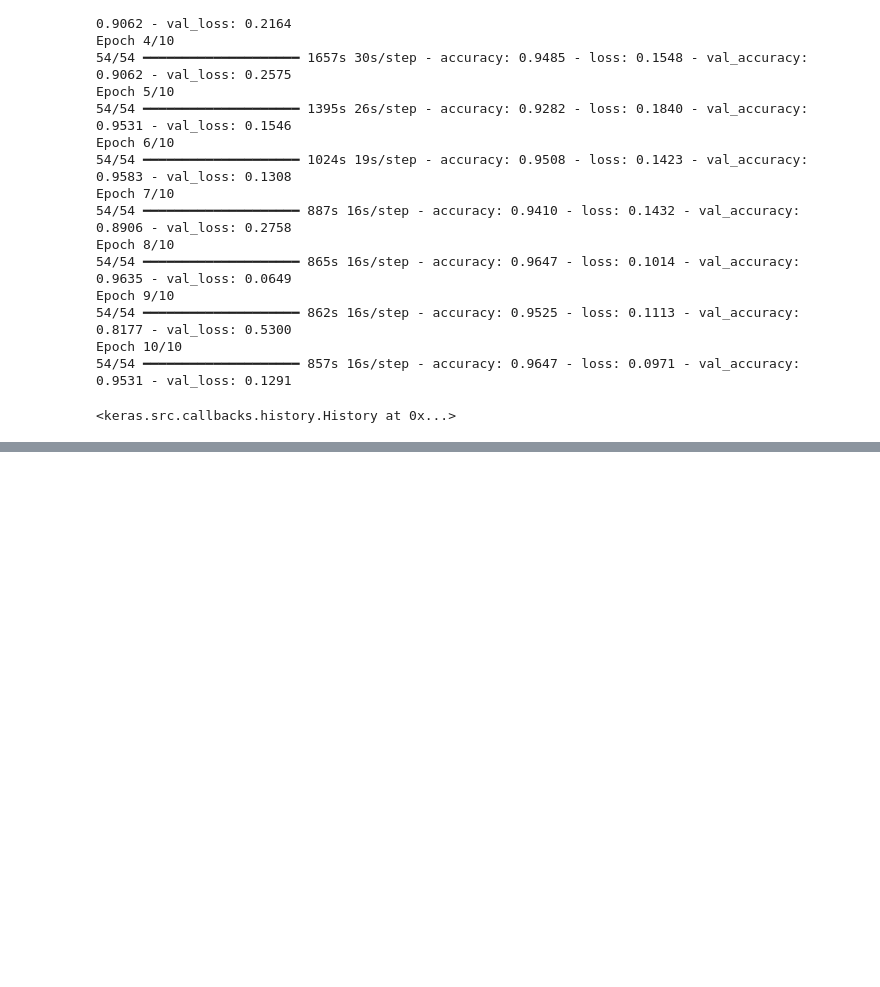
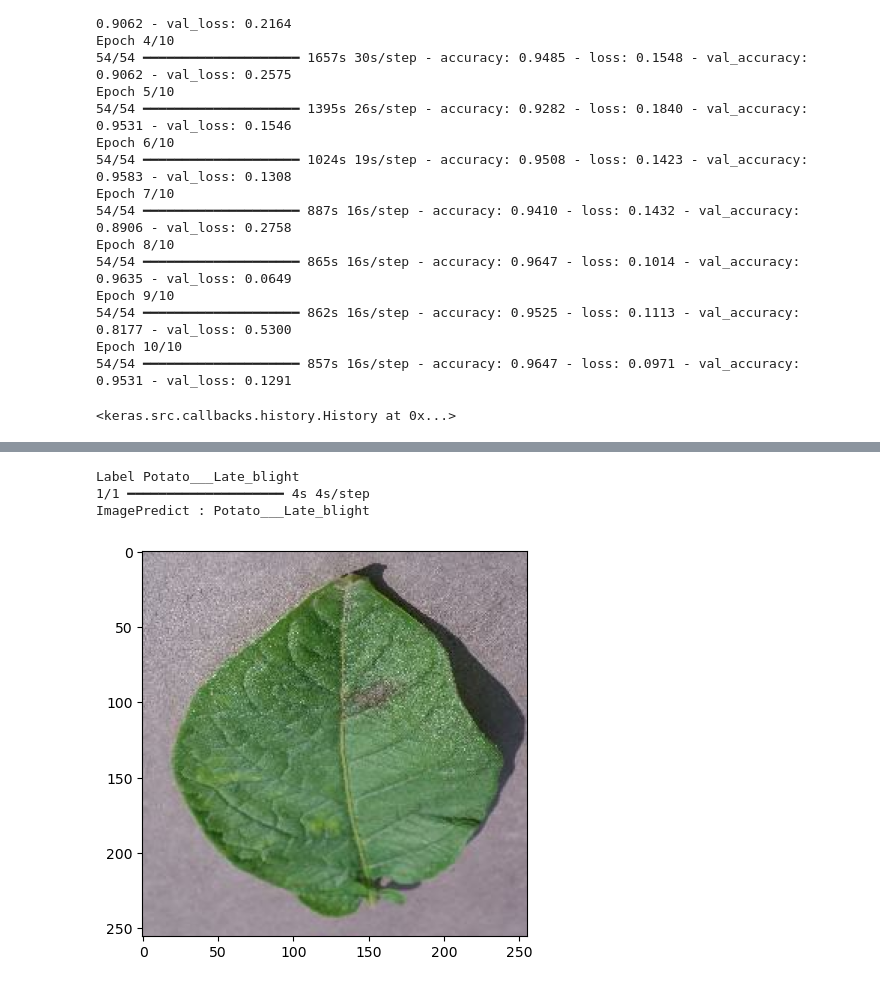
Before and after one commit to Rashid-LDR/PatatoLeafClassificationUsingCNN-Early-LateBlight-, a Jupyter notebook: PatatoLeafClassificationUsingCNN.ipynb, the cells around one changed output, grey strips where cells are left out. Saved outputs shown, nothing was run; the diff lists cells and outputs as text; code cells hidden in the pictures; blank space fills up the shorter version.

Commit message:
Model predict diseases

```diff
--- a/PatatoLeafClassificationUsingCNN.ipynb
+++ b/PatatoLeafClassificationUsingCNN.ipynb
@@ -189,0 +194,14 @@ Epoch 10/10
+# %%
+import numpy as np
+plt.figure(figsize=(5,5))
+for image_batch,image_lable in test_ds.take(1):
+    image=image_batch[0].numpy().astype("uint8")
+    print("Label",className[image_lable[0].numpy()])
+    plt.imshow(image)
+    batch_pridicit=model.predict(image_batch)
+    print("ImagePredict :",className[np.argmax(batch_pridicit[0])])
+# %% [output]
+Label Potato___Late_blight
+1/1 ━━━━━━━━━━━━━━━━━━━━ 4s 4s/step
+ImagePredict : Potato___Late_blight
+[figure, added]
```
Also changed, not shown: parts of 2 cells of this notebook, 2 other files.
